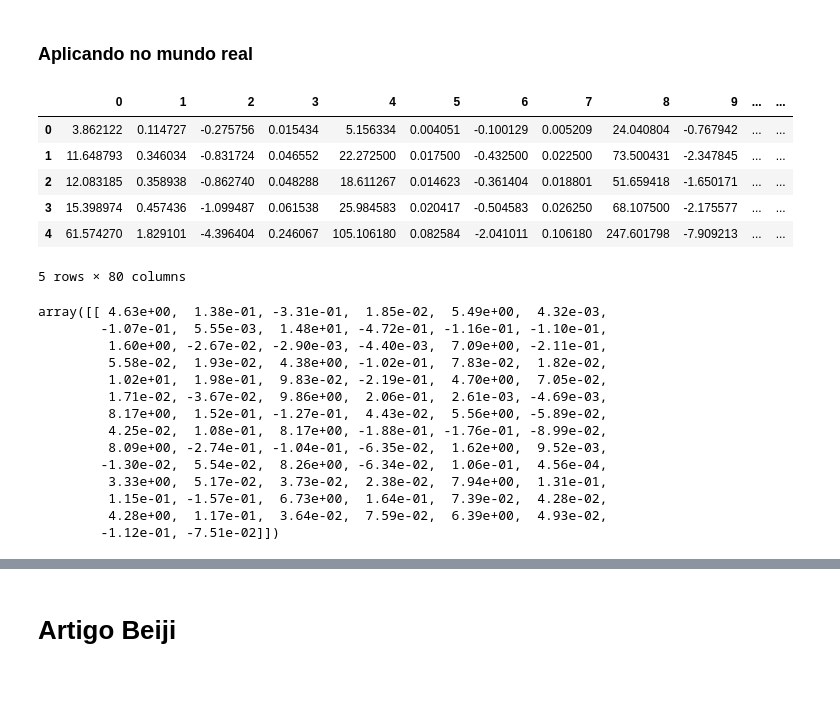
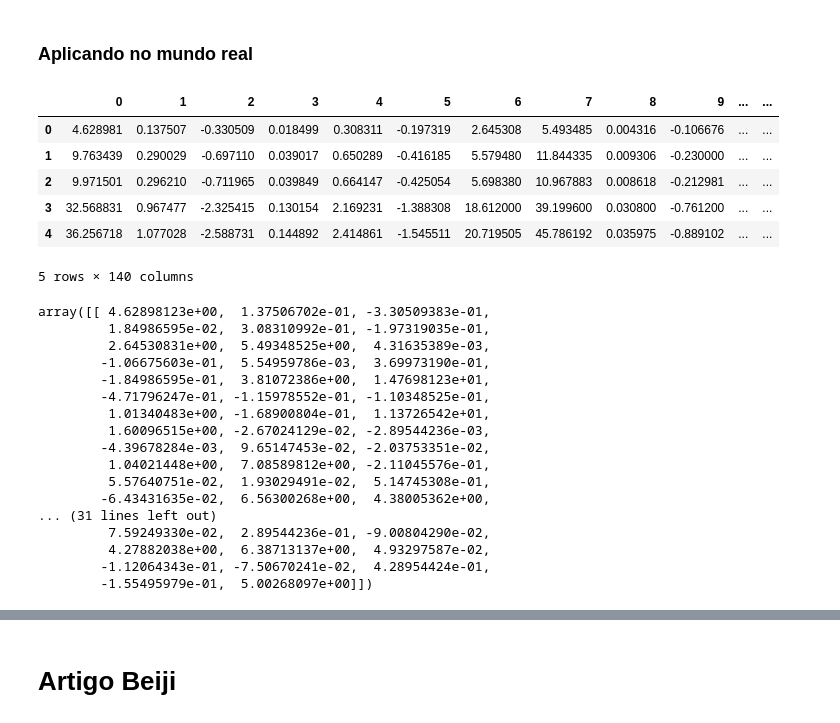
Before and after one commit to rodrigojardim/protein2csv, a Jupyter notebook: models/Metodologia.ipynb, the cells around one changed output, grey strips where cells are left out. Saved outputs shown, nothing was run; the diff lists cells and outputs as text; code cells hidden in the pictures; blank space fills up the shorter version.

```diff
--- a/models/Metodologia.ipynb
+++ b/models/Metodologia.ipynb
@@ -478,35 +474,38 @@ classifier = joblib.load('../data/classifier_svm.model')
 # %%
-real = pd.read_csv("../data/proteoma_humano.csv", header=None)
+real = pd.read_csv("../data/real.csv", header=None)
 real.head()
 
-### ATENCAO: Verificar se tem 80 colunas
+### ATENCAO: Verificar se tem 140 colunas
 # %% [output]
 |  | 0 | 1 | 2 | 3 | 4 | 5 | 6 | 7 | 8 | 9 | ... | ... |
-| 0 | 3.862122 | 0.114727 | -0.275756 | 0.015434 | 5.156334 | 0.004051 | -0.100129 | 0.005209 | 24.040804 | -0.767942 | ... | ... |
-| 1 | 11.648793 | 0.346034 | -0.831724 | 0.046552 | 22.272500 | 0.017500 | -0.432500 | 0.022500 | 73.500431 | -2.347845 | ... | ... |
-| 2 | 12.083185 | 0.358938 | -0.862740 | 0.048288 | 18.611267 | 0.014623 | -0.361404 | 0.018801 | 51.659418 | -1.650171 | ... | ... |
-| 3 | 15.398974 | 0.457436 | -1.099487 | 0.061538 | 25.984583 | 0.020417 | -0.504583 | 0.026250 | 68.107500 | -2.175577 | ... | ... |
-| 4 | 61.574270 | 1.829101 | -4.396404 | 0.246067 | 105.106180 | 0.082584 | -2.041011 | 0.106180 | 247.601798 | -7.909213 | ... | ... |
+| 0 | 4.628981 | 0.137507 | -0.330509 | 0.018499 | 0.308311 | -0.197319 | 2.645308 | 5.493485 | 0.004316 | -0.106676 | ... | ... |
+| 1 | 9.763439 | 0.290029 | -0.697110 | 0.039017 | 0.650289 | -0.416185 | 5.579480 | 11.844335 | 0.009306 | -0.230000 | ... | ... |
+| 2 | 9.971501 | 0.296210 | -0.711965 | 0.039849 | 0.664147 | -0.425054 | 5.698380 | 10.967883 | 0.008618 | -0.212981 | ... | ... |
+| 3 | 32.568831 | 0.967477 | -2.325415 | 0.130154 | 2.169231 | -1.388308 | 18.612000 | 39.199600 | 0.030800 | -0.761200 | ... | ... |
+| 4 | 36.256718 | 1.077028 | -2.588731 | 0.144892 | 2.414861 | -1.545511 | 20.719505 | 45.786192 | 0.035975 | -0.889102 | ... | ... |
-5 rows × 80 columns
+5 rows × 140 columns
 # %%
 #X_real = real.drop(0, axis=1).values
 X_real = np.asarray(real)
 X_real[0:1]
 # %% [output]
-array([[ 4.63e+00,  1.38e-01, -3.31e-01,  1.85e-02,  5.49e+00,  4.32e-03,
-        -1.07e-01,  5.55e-03,  1.48e+01, -4.72e-01, -1.16e-01, -1.10e-01,
-         1.60e+00, -2.67e-02, -2.90e-03, -4.40e-03,  7.09e+00, -2.11e-01,
-         5.58e-02,  1.93e-02,  4.38e+00, -1.02e-01,  7.83e-02,  1.82e-02,
-         1.02e+01,  1.98e-01,  9.83e-02, -2.19e-01,  4.70e+00,  7.05e-02,
-         1.71e-02, -3.67e-02,  9.86e+00,  2.06e-01,  2.61e-03, -4.69e-03,
-         8.17e+00,  1.52e-01, -1.27e-01,  4.43e-02,  5.56e+00, -5.89e-02,
-         4.25e-02,  1.08e-01,  8.17e+00, -1.88e-01, -1.76e-01, -8.99e-02,
-         8.09e+00, -2.74e-01, -1.04e-01, -6.35e-02,  1.62e+00,  9.52e-03,
-        -1.30e-02,  5.54e-02,  8.26e+00, -6.34e-02,  1.06e-01,  4.56e-04,
-         3.33e+00,  5.17e-02,  3.73e-02,  2.38e-02,  7.94e+00,  1.31e-01,
-         1.15e-01, -1.57e-01,  6.73e+00,  1.64e-01,  7.39e-02,  4.28e-02,
-         4.28e+00,  1.17e-01,  3.64e-02,  7.59e-02,  6.39e+00,  4.93e-02,
-        -1.12e-01, -7.51e-02]])
+array([[ 4.62898123e+00,  1.37506702e-01, -3.30509383e-01,
+         1.84986595e-02,  3.08310992e-01, -1.97319035e-01,
+         2.64530831e+00,  5.49348525e+00,  4.31635389e-03,
+        -1.06675603e-01,  5.54959786e-03,  3.69973190e-01,
+        -1.84986595e-01,  3.81072386e+00,  1.47698123e+01,
+        -4.71796247e-01, -1.15978552e-01, -1.10348525e-01,
+         1.01340483e+00, -1.68900804e-01,  1.13726542e+01,
+         1.60096515e+00, -2.67024129e-02, -2.89544236e-03,
+        -4.39678284e-03,  9.65147453e-02, -2.03753351e-02,
+         1.04021448e+00,  7.08589812e+00, -2.11045576e-01,
+         5.57640751e-02,  1.93029491e-02,  5.14745308e-01,
+        -6.43431635e-02,  6.56300268e+00,  4.38005362e+00,
+... (31 lines left out)
+         7.59249330e-02,  2.89544236e-01, -9.00804290e-02,
+         4.27882038e+00,  6.38713137e+00,  4.93297587e-02,
+        -1.12064343e-01, -7.50670241e-02,  4.28954424e-01,
+        -1.55495979e-01,  5.00268097e+00]])
 # %%
 ## Normalizando os dados
 X_real = preprocessing.StandardScaler().fit(X_real).transform(X_real.astype(float))
```
Also changed, not shown: parts of 11 cells of this notebook, 7 other files.
